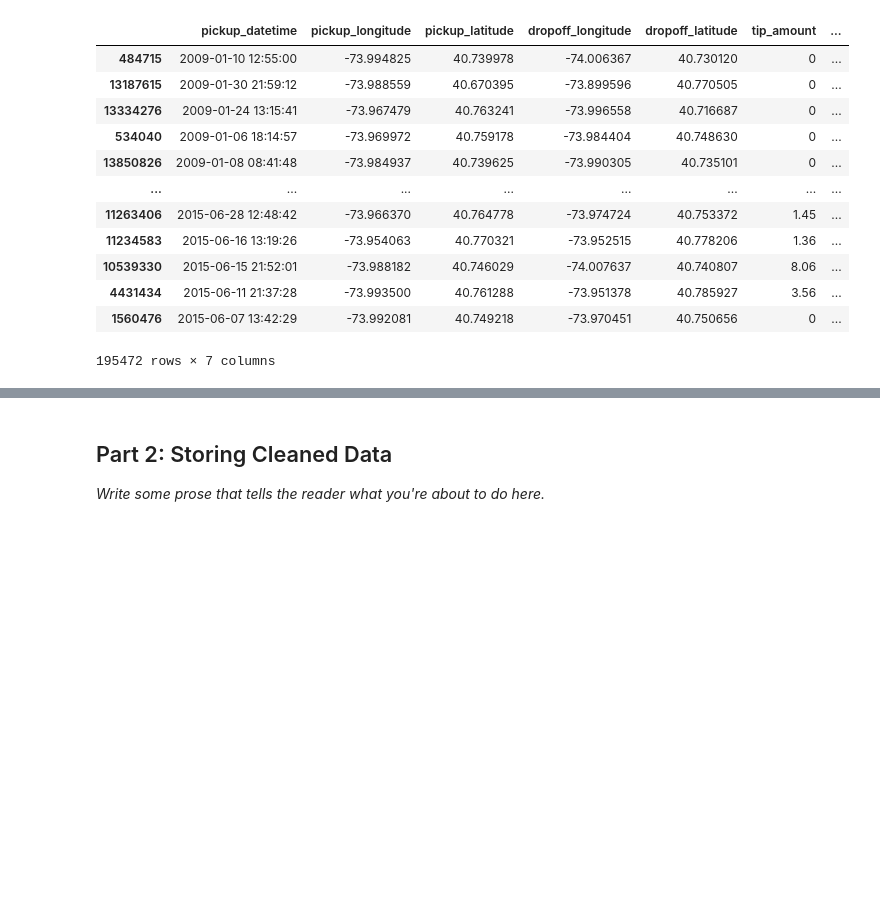
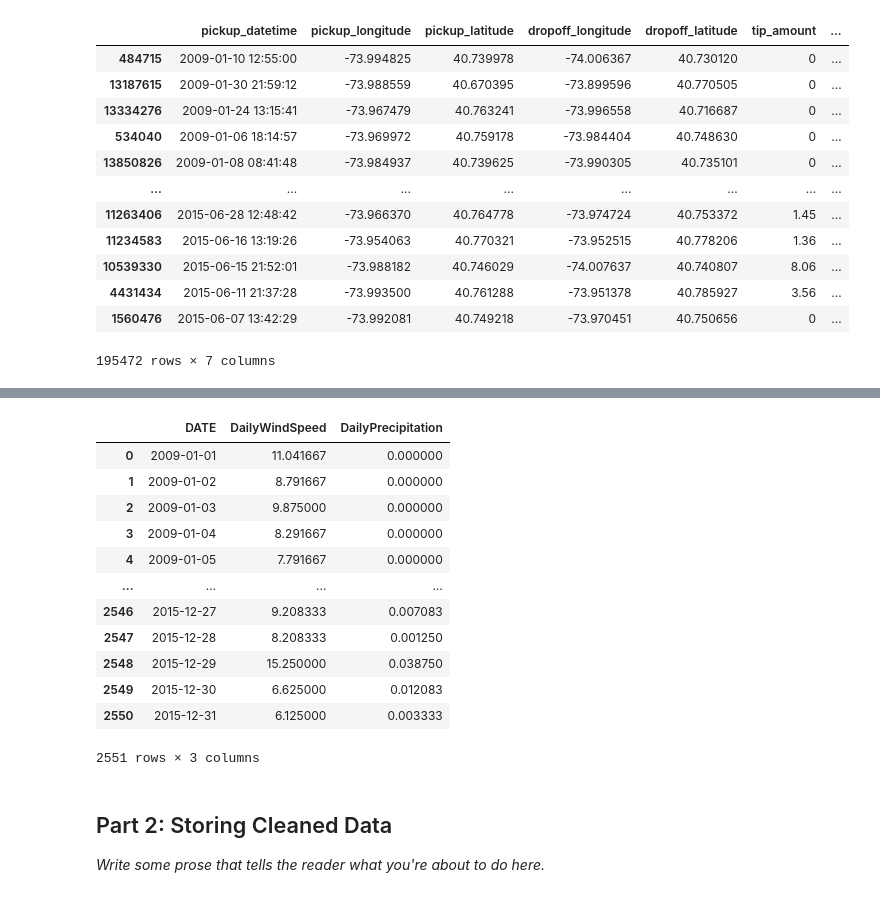
Before and after one commit to weichen9/final-project-4501, a Jupyter notebook: Project_4501_Scaffolding_Frame.ipynb, the cells around one changed output, grey strips where cells are left out. Saved outputs shown, nothing was run; the diff lists cells and outputs as text; code cells hidden in the pictures; blank space fills up the shorter version.

```diff
--- a/Project_4501_Scaffolding_Frame.ipynb
+++ b/Project_4501_Scaffolding_Frame.ipynb
@@ -324,0 +393,6 @@ hourly_weather, daily_weather = load_and_clean_weather_data()
+# %%
+def clean_month_weather_data_daily(csv_file):
+    hourly_data = clean_month_weather_data_hourly(csv_file)
+    daily_data = hourly_data.groupby([hourly_data['DATE'].dt.date]).sum()/24
+    daily_data.columns=['DailyWindSpeed','DailyPrecipitation']
+    return daily_data
@@ -324,0 +421,19 @@ hourly_weather, daily_weather = load_and_clean_weather_data()
+# %%
+def load_and_clean_weather_data_daily():
+    daily_dataframes = []
+
+    weather_csv_files = ["2009_weather.csv",
+                         "2010_weather.csv",
+                         "2011_weather.csv",
+                         "2012_weather.csv",
+                         "2013_weather.csv",
+                         "2014_weather.csv",
+                         "2015_weather.csv"]
+
+    for csv_file in weather_csv_files:
+        daily_dataframe = clean_month_weather_data_daily(csv_file)
+        daily_dataframes.append(daily_dataframe)
+
+    daily_data = pd.concat(daily_dataframes, axis=0)
+    daily_data.reset_index(inplace = True)
+    return daily_data
@@ -325,3 +459,20 @@ hourly_weather, daily_weather = load_and_clean_weather_data()
+# %%
+data_daily = load_and_clean_weather_data_daily()
+data_daily
+# %% [output]
+|  | DATE | DailyWindSpeed | DailyPrecipitation |
+| 0 | 2009-01-01 | 11.041667 | 0.000000 |
+| 1 | 2009-01-02 | 8.791667 | 0.000000 |
+| 2 | 2009-01-03 | 9.875000 | 0.000000 |
+| 3 | 2009-01-04 | 8.291667 | 0.000000 |
+| 4 | 2009-01-05 | 7.791667 | 0.000000 |
+| ... | ... | ... | ... |
+| 2546 | 2015-12-27 | 9.208333 | 0.007083 |
+| 2547 | 2015-12-28 | 8.208333 | 0.001250 |
+| 2548 | 2015-12-29 | 15.250000 | 0.038750 |
+| 2549 | 2015-12-30 | 6.625000 | 0.012083 |
+| 2550 | 2015-12-31 | 6.125000 | 0.003333 |
+2551 rows × 3 columns
 # %% [markdown]
 ## Part 2: Storing Cleaned Data
 
```
Also changed, not shown: parts of 27 cells of this notebook.
